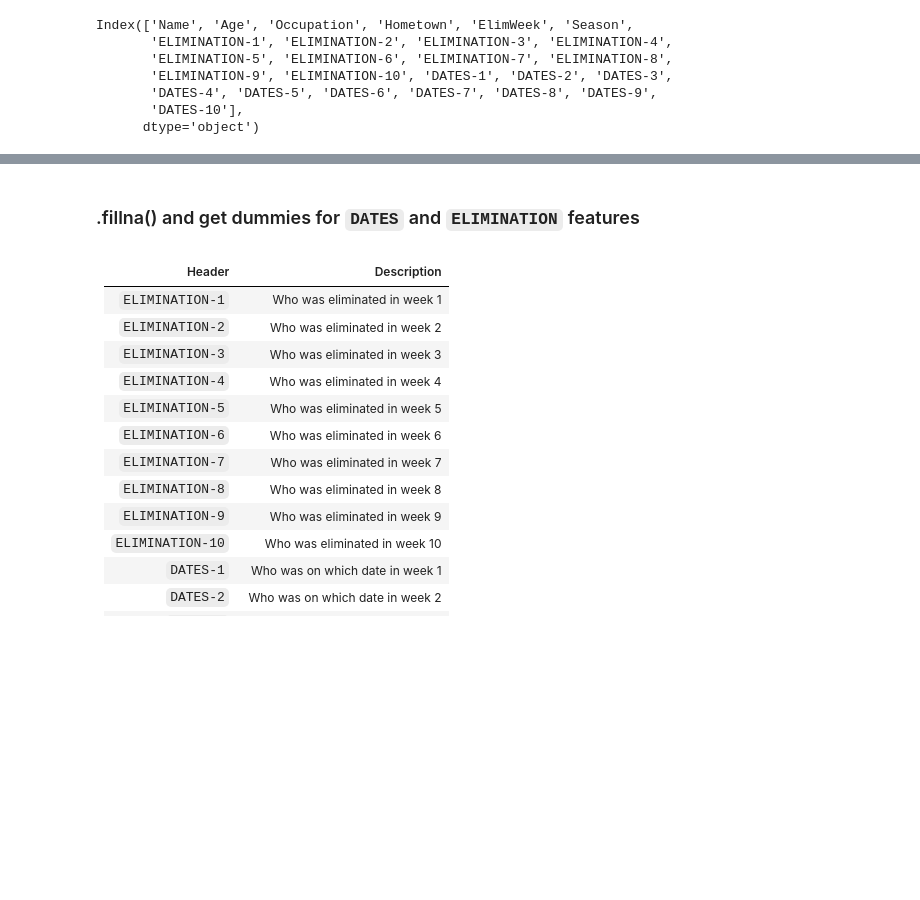
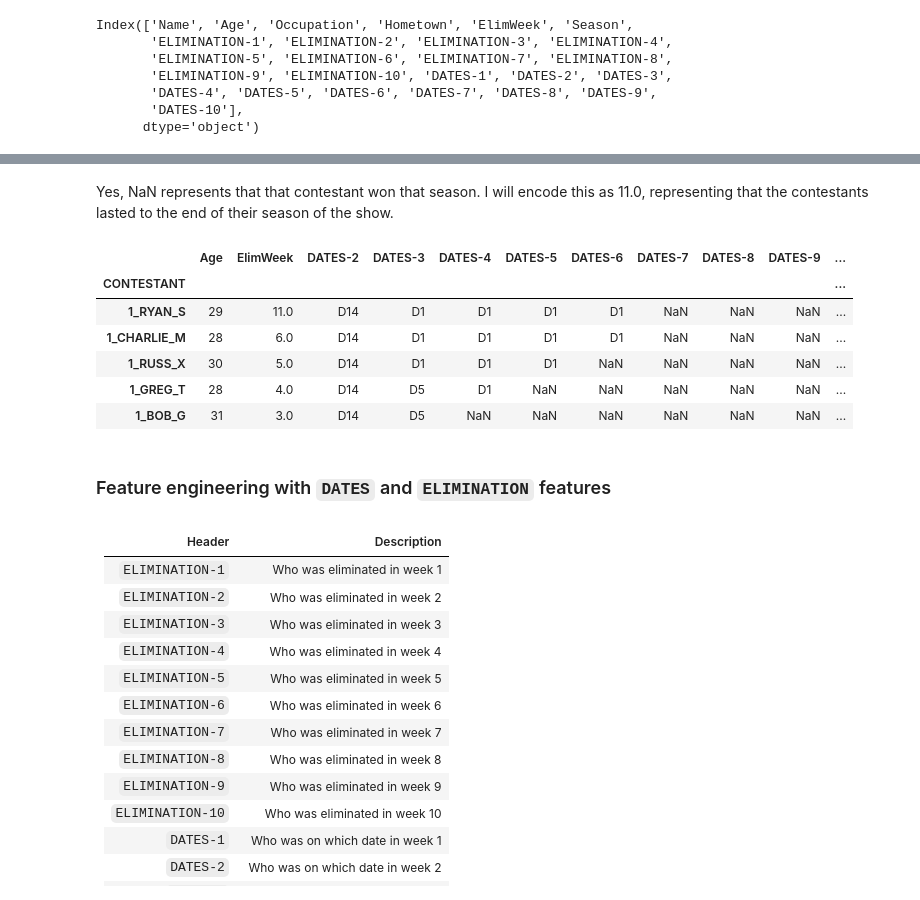
Before and after one commit to KwameTaylor/bachelorette-predictor, a Jupyter notebook: preprocessing.ipynb, the cells around one changed output, grey strips where cells are left out. Drawn from its saved outputs; the diff is of its cells as text; code cells hidden in the pictures; blank space fills up the shorter version.

Commit message:
continue feature engineering

````diff
--- a/preprocessing.ipynb
+++ b/preprocessing.ipynb
@@ -135,5 +163,18 @@ df
+# %% [markdown]
+Yes, NaN represents that that contestant won that season. I will encode this as 11.0, representing that the contestants lasted to the end of their season of the show.
+# %%
+df.ElimWeek = df[['ElimWeek']].fillna(11.0)
+df.head()
+# %% [output]
+|  | Age | ElimWeek | DATES-2 | DATES-3 | DATES-4 | DATES-5 | DATES-6 | DATES-7 | DATES-8 | DATES-9 | ... |
+| CONTESTANT |  |  |  |  |  |  |  |  |  |  | ... |
+| 1_RYAN_S | 29 | 11.0 | D14 | D1 | D1 | D1 | D1 | NaN | NaN | NaN | ... |
+| 1_CHARLIE_M | 28 | 6.0 | D14 | D1 | D1 | D1 | D1 | NaN | NaN | NaN | ... |
+| 1_RUSS_X | 30 | 5.0 | D14 | D1 | D1 | D1 | NaN | NaN | NaN | NaN | ... |
+| 1_GREG_T | 28 | 4.0 | D14 | D5 | D1 | NaN | NaN | NaN | NaN | NaN | ... |
+| 1_BOB_G | 31 | 3.0 | D14 | D5 | NaN | NaN | NaN | NaN | NaN | NaN | ... |
 # %% [markdown]
-### .fillna() and get dummies for ```DATES``` and ```ELIMINATION``` features
+### Feature engineering with ```DATES``` and ```ELIMINATION``` features
 # %% [markdown]
 Header          | Description
 ----------------|------------
````
Also changed, not shown: parts of 34 cells of this notebook, 1 other file.
